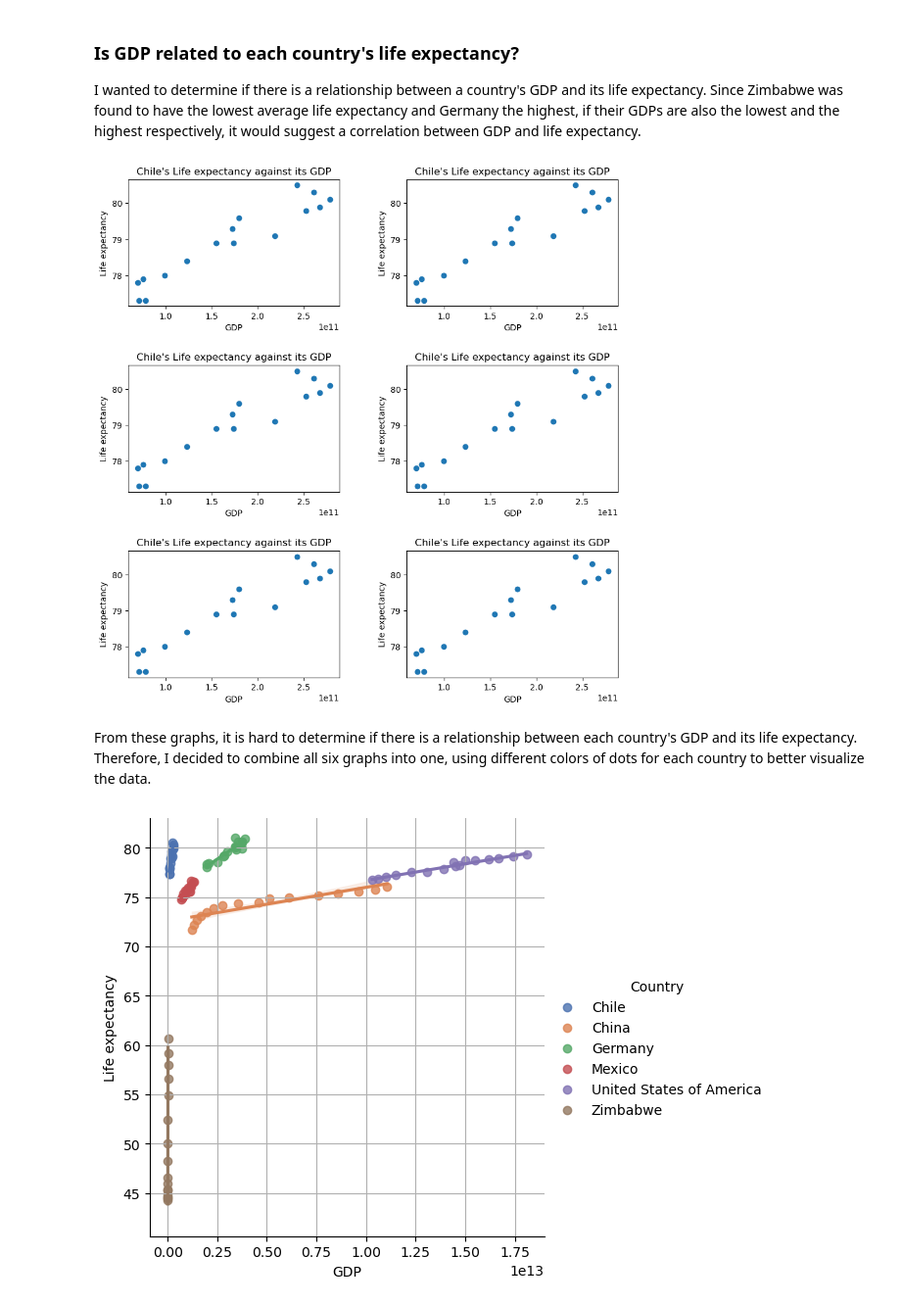
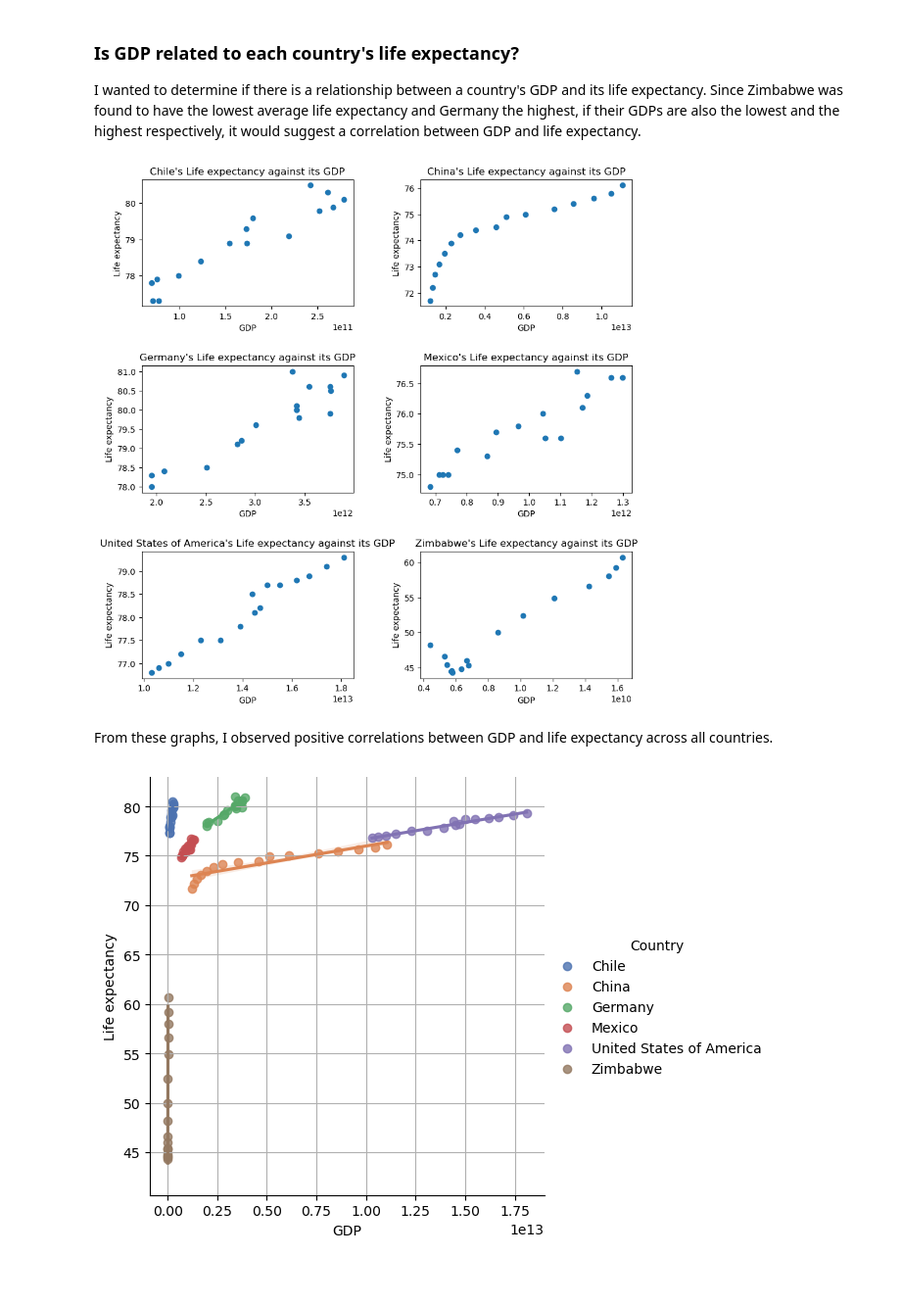
Before and after one commit to SuhyunKimm/Life-Expectancy-and-GDP, a Jupyter notebook: life_expectancy_gdp.ipynb, the cells around one changed output. Shown at 98% size. Cells and saved outputs as stored; diff of their text form; code cells hidden in the pictures; blank space fills up the shorter version.

Commit message:
Update graph

```diff
--- a/life_expectancy_gdp.ipynb
+++ b/life_expectancy_gdp.ipynb
@@ -115,18 +115,19 @@ I wanted to determine if there is a relationship between a country's GDP and its
 # %%
 fig, axes = plt.subplots(3,2,figsize=(10,10))
 fig.tight_layout(pad=5.0)
 i=0
 for r in range(3) :
     for c in range(2) :
         axes[r][c].scatter(x='GDP', y='Life expectancy', data=df[df['Country']==countries[i]])
         axes[r][c].set_title(f'{countries[i]}\'s Life expectancy against its GDP')
         axes[r][c].set_xlabel('GDP')
         axes[r][c].set_ylabel('Life expectancy')
+        i+=1
 plt.show()
 # %% [output]
-[figure, old version]
+[figure, new version]
-# %% [markdown]
-From these graphs, it is hard to determine if there is a relationship between each country's GDP and its life expectancy. Therefore, I decided to combine all six graphs into one, using different colors of dots for each country to better visualize the data.
+# %% [markdown]
+From these graphs, I observed positive correlations between GDP and life expectancy across all countries.
 # %%
 sns.lmplot(x='GDP', y='Life expectancy', data=df, hue='Country', palette='deep')
 plt.grid()
```
Also changed, not shown: parts of 1 cell of this notebook, 5 other files.
